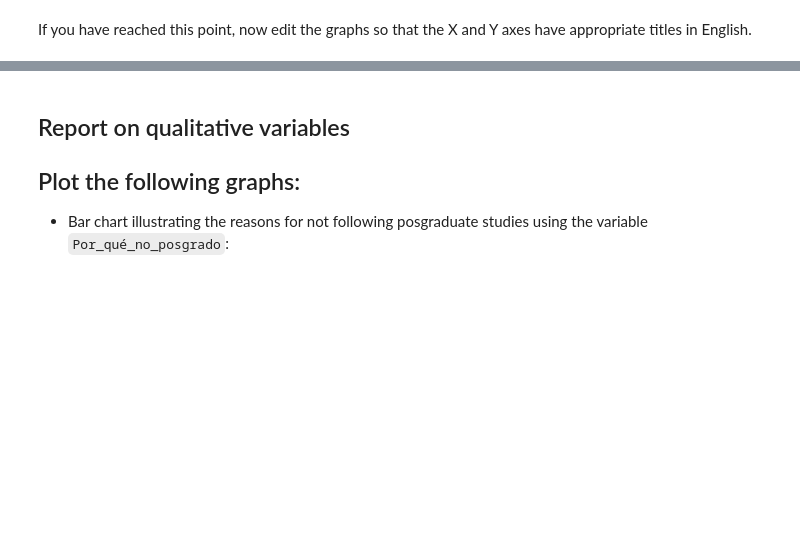
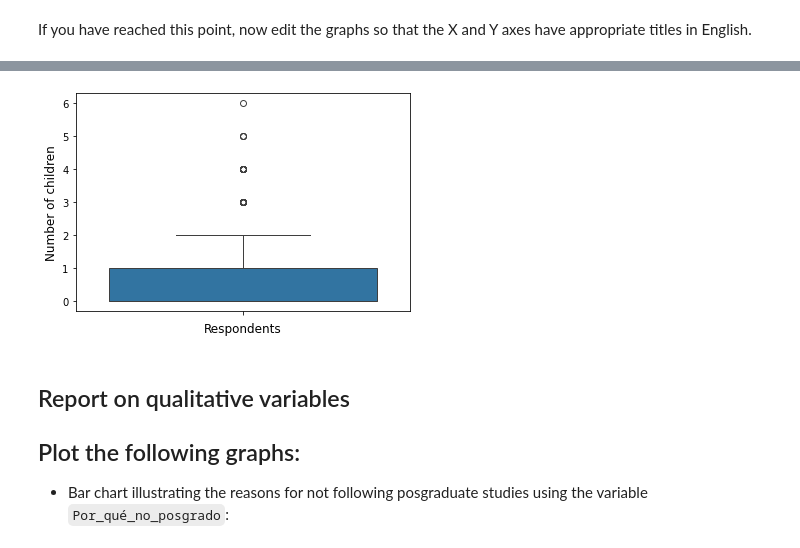
Before and after one commit to renatoparedes/OSS-Python, a Jupyter notebook: Data_Wrangling/Solutions_Data_Visualisation.ipynb, the cells around one changed output, grey strips where cells are left out. Saved outputs shown, nothing was run; the diff lists cells and outputs as text; code cells hidden in the pictures; blank space fills up the shorter version.

```diff
--- a/Data_Wrangling/Solutions_Data_Visualisation.ipynb
+++ b/Data_Wrangling/Solutions_Data_Visualisation.ipynb
@@ -231,3 +259,11 @@ If you have reached this point, now edit the graphs so that the X and Y axes hav
+# %%
+# Write your solution here
+box = sns.boxplot(y="Num_hijos", data=new_df)
+box.set_xlabel("Respondents", size=12)
+box.set_ylabel("Number of children", size=12)
+plt.show()
+# %% [output]
+[figure, added]
 # %% [markdown]
 ## Report on qualitative variables
 
```
Also changed, not shown: parts of 14 cells of this notebook, 4 other files.
